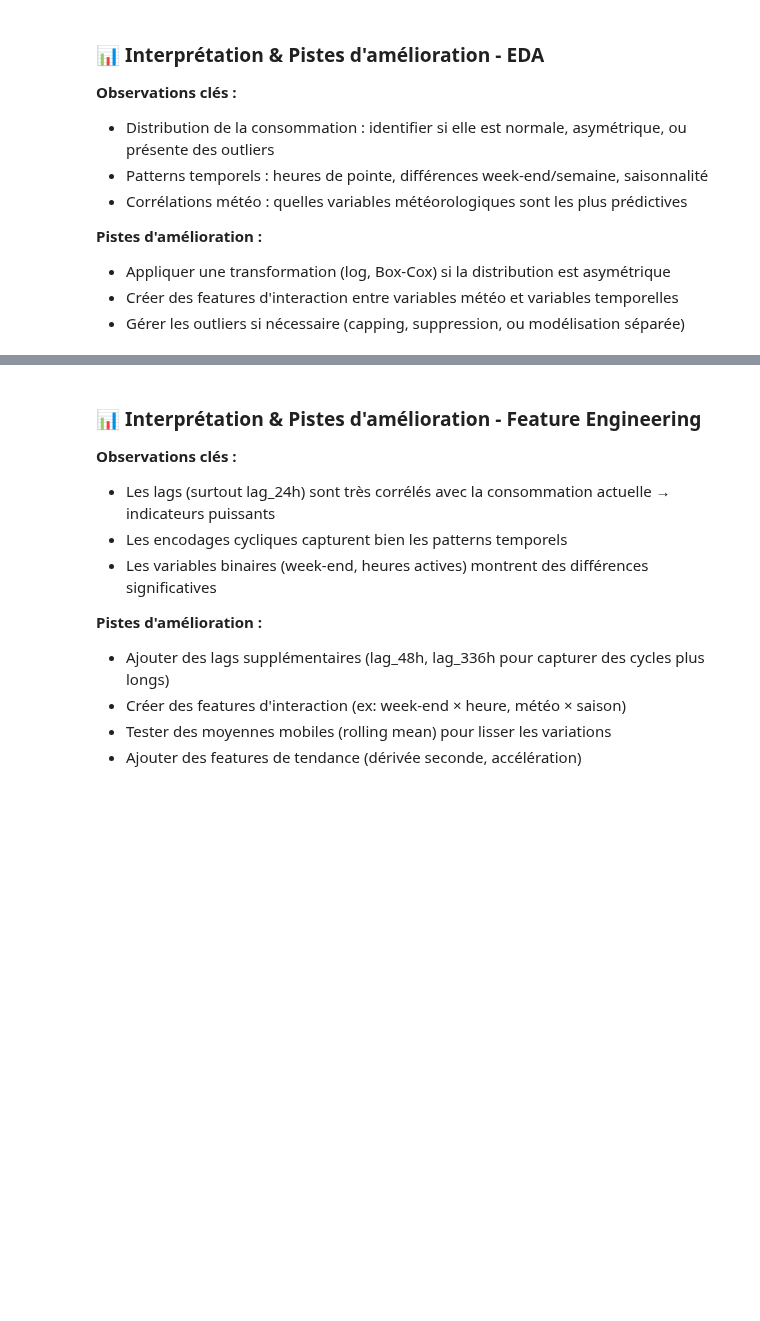
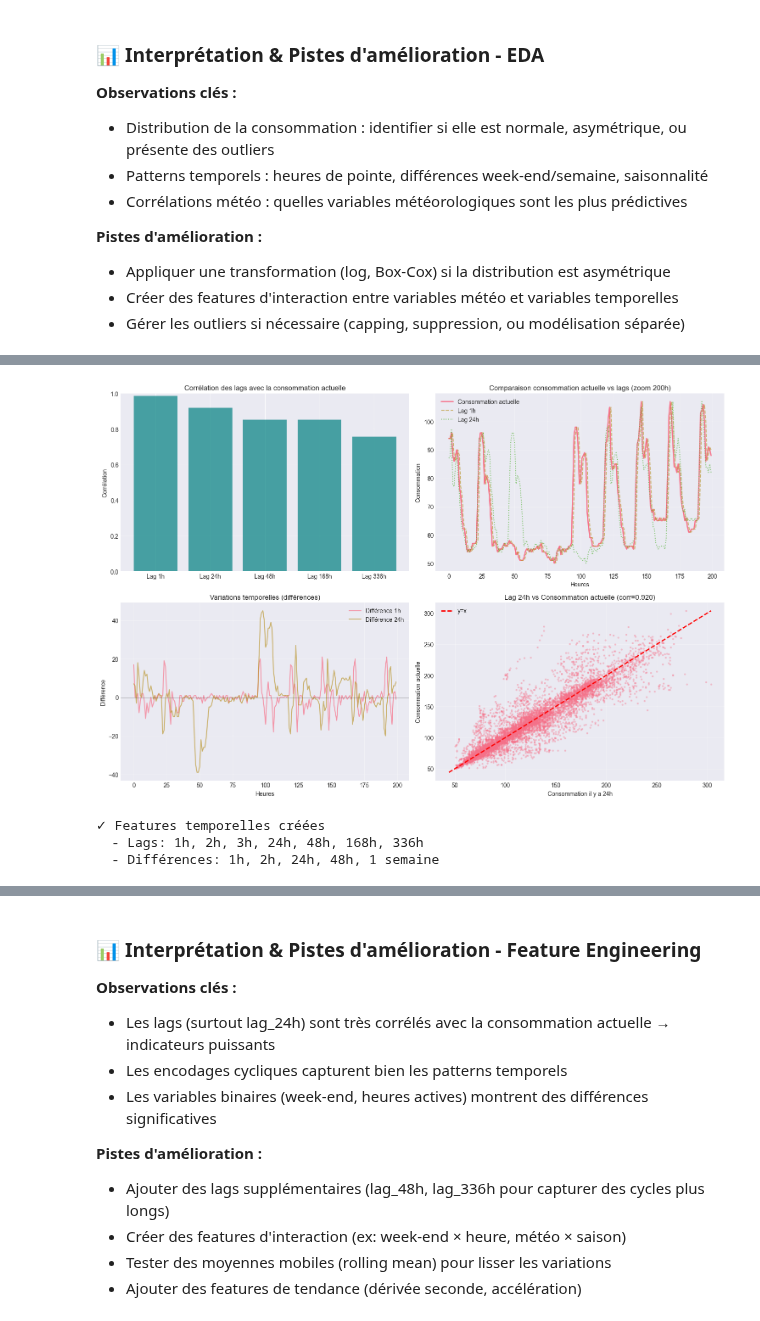
Before and after one commit to juleshenri2003/prediction_conso, a Jupyter notebook: notebook.ipynb, the cells around one changed output, grey strips where cells are left out. Saved outputs shown, nothing was run; the diff lists cells and outputs as text; code cells hidden in the pictures; blank space fills up the shorter version.

```diff
--- a/notebook.ipynb
+++ b/notebook.ipynb
@@ -342,20 +447,26 @@ Les lags (valeurs passées) et les différences capturent l'inertie et les tenda
 # %%
-# Création des lags (valeurs passées)
-lag_1 = np.roll(y_orig, 1)   # Consommation 1h avant
-lag_2 = np.roll(y_orig, 2)   # Consommation 2h avant
-lag_24 = np.roll(y_orig, 24) # Consommation 24h avant (même heure hier)
+# Création des lags (valeurs passées) - Phase 3.1
+lag_1 = np.roll(y_orig, 1)    # Consommation 1h avant
+lag_2 = np.roll(y_orig, 2)    # Consommation 2h avant
+lag_3 = np.roll(y_orig, 3)    # Consommation 3h avant
+lag_24 = np.roll(y_orig, 24)  # Consommation 24h avant (même heure hier)
+lag_48 = np.roll(y_orig, 48)  # Consommation 48h avant (même heure avant-hier)
 lag_168 = np.roll(y_orig, 168) # Consommation 168h avant (même heure la semaine dernière)
+lag_336 = np.roll(y_orig, 336) # Consommation 336h avant (même heure il y a 2 semaines)
 
-# Création des différences (tendances)
-diff_1h = lag_1 - lag_2      # Variation sur 1h
-diff_24h = lag_1 - lag_24    # Variation sur 24h
+# Création des différences (tendances) - Phase 3.2
+diff_1h = lag_1 - lag_2        # Variation sur 1h
+diff_2h = lag_1 - lag_3        # Variation sur 2h
+diff_24h = lag_1 - lag_24      # Variation sur 24h
+diff_48h = lag_1 - lag_48      # Variation sur 48h
+diff_week = lag_1 - lag_168     # Variation sur 1 semaine
 
 # Visualisation de l'importance des lags
 fig, axes = plt.subplots(2, 2, figsize=(15, 10))
 
 # Corrélation avec la cible
-lags = [lag_1, lag_24, lag_168]
-lag_names = ['Lag 1h', 'Lag 24h', 'Lag 168h']
+lags = [lag_1, lag_24, lag_48, lag_168, lag_336]
+lag_names = ['Lag 1h', 'Lag 24h', 'Lag 48h', 'Lag 168h', 'Lag 336h']
 correlations = [np.corrcoef(y_orig, lag)[0, 1] for lag in lags]
 
 axes[0, 0].bar(lag_names, correlations, color='teal', alpha=0.7)
@@ -372,32 +483,37 @@ axes[0, 1].plot(lag_24[sample_idx], label='Lag 24h', alpha=0.7, linestyle=':')
 axes[0, 1].set_title('Comparaison consommation actuelle vs lags (zoom 200h)')
 axes[0, 1].set_xlabel('Heures')
 axes[0, 1].set_ylabel('Consommation')
 axes[0, 1].legend()
 axes[0, 1].grid(True, alpha=0.3)
 
 # Visualisation des différences
 axes[1, 0].plot(diff_1h[sample_idx], label='Différence 1h', alpha=0.7, linewidth=1.5)
 axes[1, 0].plot(diff_24h[sample_idx], label='Différence 24h', alpha=0.7, linewidth=1.5)
 axes[1, 0].axhline(0, color='black', linestyle='-', linewidth=0.5)
 axes[1, 0].set_title('Variations temporelles (différences)')
 axes[1, 0].set_xlabel('Heures')
 axes[1, 0].set_ylabel('Différence')
 axes[1, 0].legend()
 axes[1, 0].grid(True, alpha=0.3)
 
 # Scatter plot lag_24 vs consommation (très corrélé)
 axes[1, 1].scatter(lag_24[168:], y_orig[168:], alpha=0.3, s=5)
 axes[1, 1].plot([y_orig.min(), y_orig.max()], [y_orig.min(), y_orig.max()],
                 'r--', lw=2, label='y=x')
 axes[1, 1].set_title(f'Lag 24h vs Consommation actuelle (corr={correlations[1]:.3f})')
 axes[1, 1].set_xlabel('Consommation il y a 24h')
 axes[1, 1].set_ylabel('Consommation actuelle')
 axes[1, 1].legend()
 axes[1, 1].grid(True, alpha=0.3)
 
 plt.tight_layout()
 plt.show()
 
 print(f"✓ Features temporelles créées")
-print(f"  - Lags: 1h, 2h, 24h, 168h")
-print(f"  - Différences: 1h, 24h")
+print(f"  - Lags: 1h, 2h, 3h, 24h, 48h, 168h, 336h")
+print(f"  - Différences: 1h, 2h, 24h, 48h, 1 semaine")
+# %% [output]
+[figure, added]
+✓ Features temporelles créées
+  - Lags: 1h, 2h, 3h, 24h, 48h, 168h, 336h
+  - Différences: 1h, 2h, 24h, 48h, 1 semaine
```
Also changed, not shown: parts of 67 cells of this notebook.
